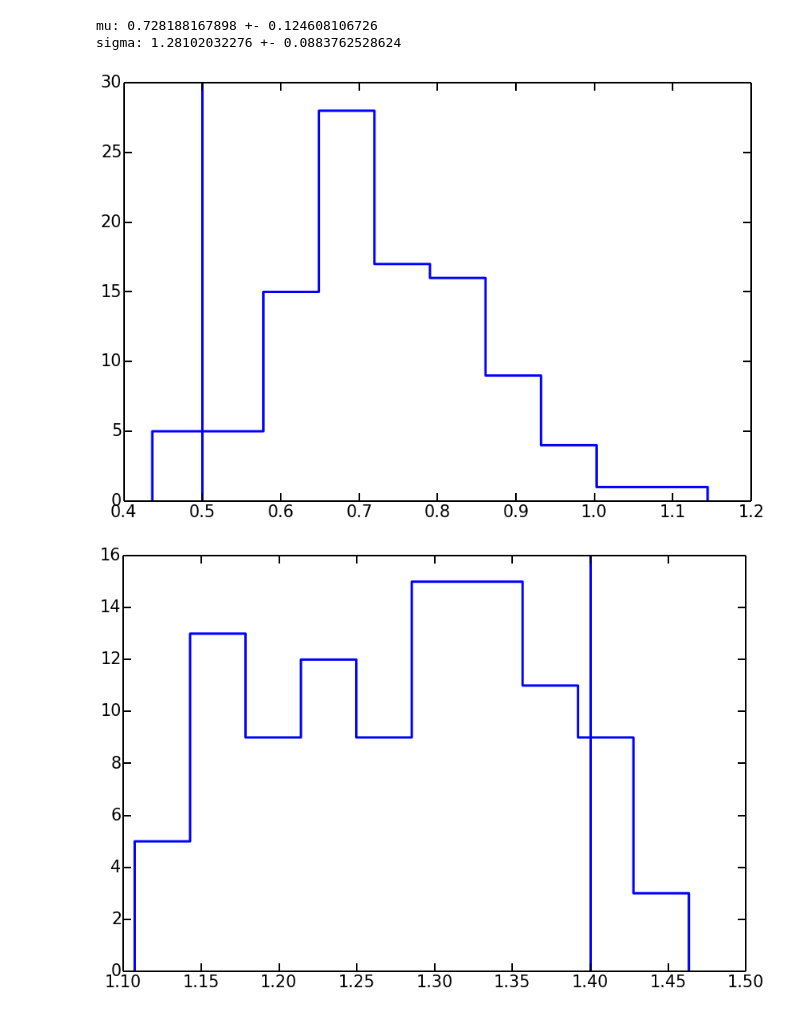
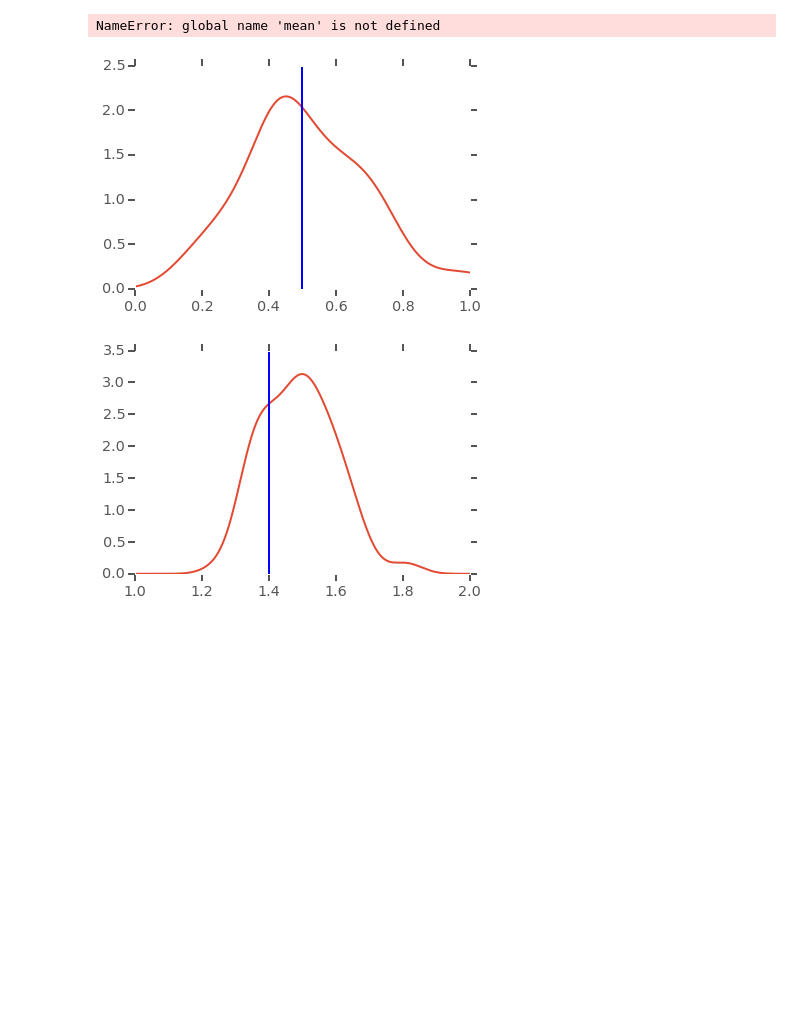
Before and after one commit to rcmorehead/simpleabc, a Jupyter notebook: normal_test.ipynb, the cells around one changed output. Saved outputs shown, nothing was run; the diff lists cells and outputs as text; code cells hidden in the pictures; blank space fills up the shorter version.

```diff
--- a/normal_test.ipynb
+++ b/normal_test.ipynb
@@ -3,5 +8,5 @@ from ABC import abc
 # %%
-class MyModel(object):
+class MyModel(Model):
 
     def __init__(self):
         pass
@@ -27,4 +37,4 @@ class MyModel(object):
 # %%
 mu_real, sig_real = 0.5, 1.4
 model = MyModel()
-data = stats.norm.rvs(loc=mu_real, scale=sig_real, size=100)
+data = stats.norm.rvs(loc=mu_real, scale=sig_real, size=1000)
@@ -51,13 +41,27 @@ plot(ac_mu,ac_sigma,'o', c='k')
-# %%
-hist(ac_mu, histtype='step', lw=3)
-axvline(mu_real)
-figure()
-hist(ac_sigma, histtype='step', lw=3)
-axvline(sig_real)
-print "mu: {} +- {}".format(mean(ac_mu),std(ac_mu))
-print "sigma: {} +- {}".format(mean(ac_sigma),std(ac_sigma))
-# %% [output]
-mu: 0.728188167898 +- 0.124608106726
-sigma: 1.28102032276 +- 0.0883762528624
-[figure, removed]
-[figure, removed]
+# %%
+FMU,FSIG = [],[]
+eps = [0.1]
+#eps = [0.1, 0.05, 0.01]
+for e in eps:
+    posterior, distances, accepted_count, trial_count, epsilon = basic_abc(model, data, min_particles=100,epsilon=e)
+    mu = [x[0] for x in posterior]
+    sig = [x[1] for x in posterior]
+    fmu = stats.gaussian_kde(mu)
+    fsig = stats.gaussian_kde(sig)
+    FMU.append(fmu)
+    FSIG.append(fsig)
+# %% [output]
+NameError: global name 'mean' is not defined
+# %%
+xmu = plt.arange(0,1,0.001)
+xsig = plt.arange(1,2,0.001)
+for F in FMU:
+    plt.plot(xmu,F(xmu),'-')
+    plt.axvline(mu_real)
+figure()
+for F in FSIG:
+    plt.plot(xsig,F(xsig),'-')
+    plt.axvline(sig_real)
+# %% [output]
+[figure, added]
+[figure, added]
```
Also changed, not shown: parts of 8 cells of this notebook.
